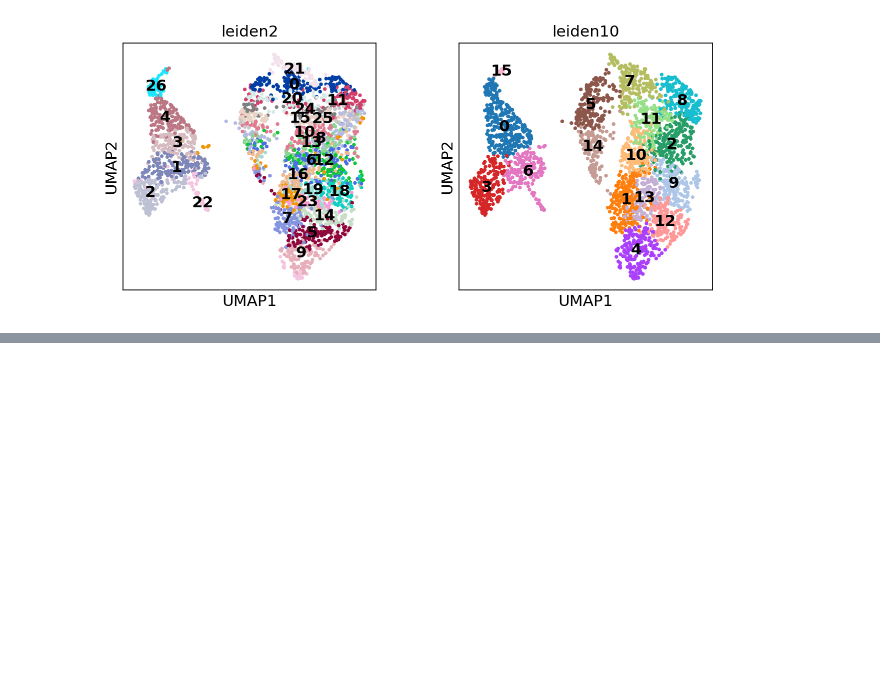
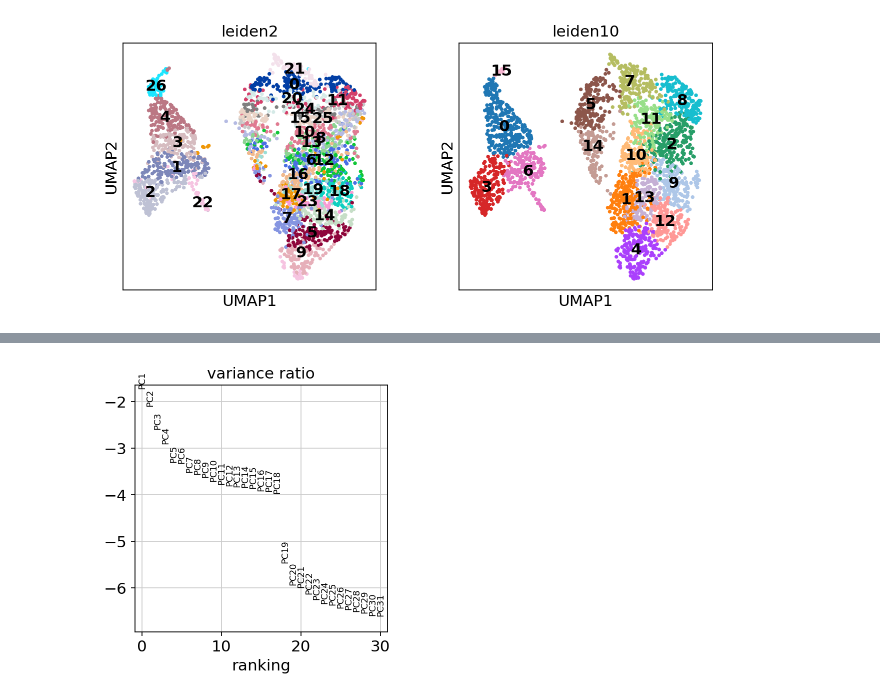
Before and after one commit to lucas-rdlr/rna-sequencing, a Jupyter notebook: notebooks/tutorial.ipynb, the cells around one changed output, grey strips where cells are left out. Drawn from its saved outputs; the diff is of its cells as text; code cells hidden in the pictures; blank space fills up the shorter version.

```diff
--- a/notebooks/tutorial.ipynb
+++ b/notebooks/tutorial.ipynb
@@ -229,0 +258,4 @@ sc.pl.umap(
+# %%
+sc.pl.pca_variance_ratio(aldata, log=True)
+# %% [output]
+[figure, added]
```
Also changed, not shown: parts of 20 cells of this notebook, 2 other files.
